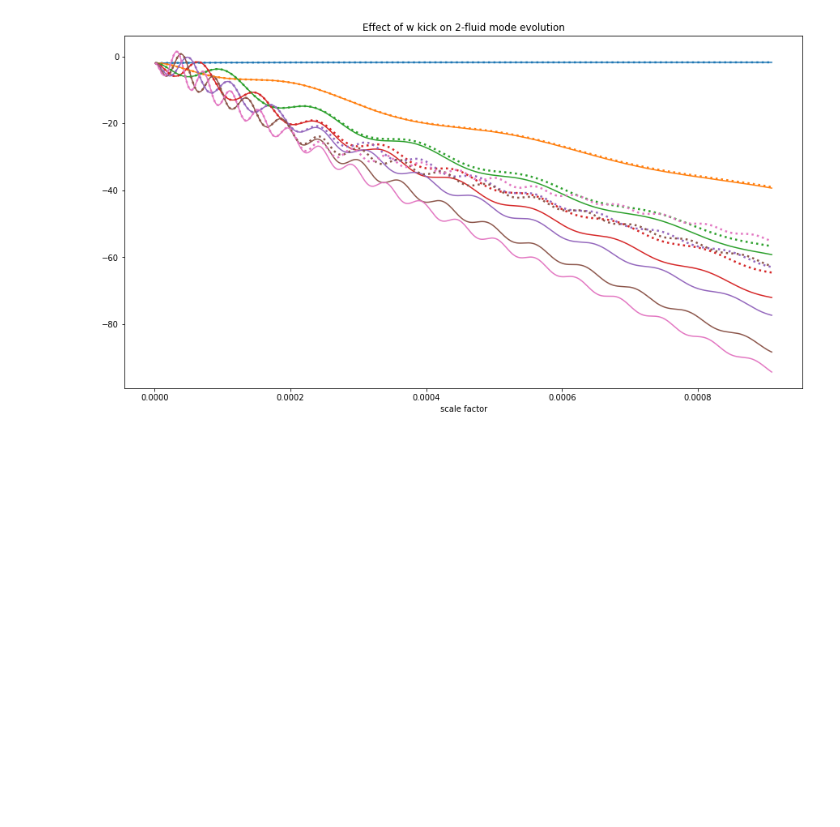
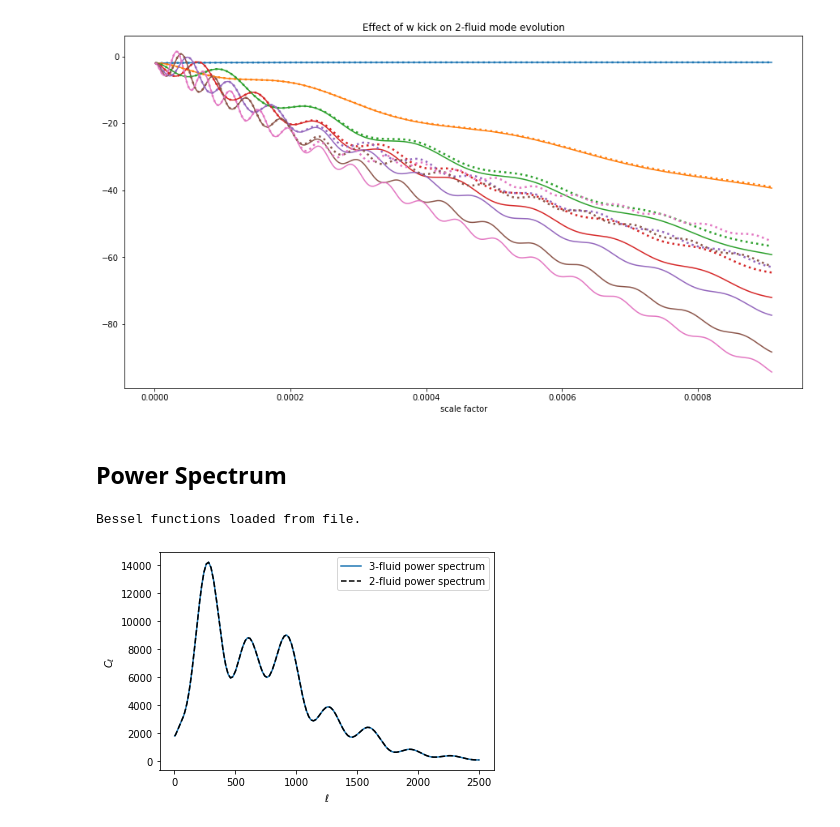
Before and after one commit to aifer4/gdm_pca, a Jupyter notebook: examples.ipynb, the cells around one changed output. Saved outputs shown, nothing was run; the diff lists cells and outputs as text; code cells hidden in the pictures; blank space fills up the shorter version.

Commit message:
added power spectra to examples notebook

```diff
--- a/examples.ipynb
+++ b/examples.ipynb
@@ -237,3 +223,41 @@ plt.xlabel('scale factor')
 plt.show()
 # %% [output]
 [figure]
+# %% [markdown]
+## Power Spectrum
+# %%
+# numerical parameters
+
+L_MAX = 2500  # highest l value for power spectrum
+L = np.array([i for i in range(2, 50, 1)]+[i for i in range(50, 200, 5)] +
+                  [i for i in range(200, L_MAX, 20)])
+L_eval = np.arange(2, L_MAX+1) # list of l values where cmb is interpolated
+NL = len(L)
+
+NX = 10000 # number of points at which to evaluate bessel functions.
+xmin = 0.01 # min and max values for x = k*tau
+xmax = 3000
+X = np.linspace(xmin, xmax, NX)
+
+# physical parameters
+As = np.exp(3.064)/1.e10 # scalar perturbation amplitude
+TCMB0 = 2.72548 * 1.e6 # CMB temp (microK)
+# %%
+"""Compare power spectra from 3-fluid and 2-fluid"""
+# get bessel function and derivative
+JLX, DJLX = spectra.get_bessels(L, X)
+
+params_F = [wC, cs2C, wN, cs2N, OmegaB0, OmegaC0, OmegaG0, OmegaN0, As, TCMB0, h]
+Cl = spectra.get_Cl_3fld(L, L_eval, X, JLX, DJLX, A, K, *params_F)
+Cl2 = spectra.get_Cl_2fld(L, L_eval, X, JLX, DJLX, A[::2], K, wD, cs2D,
+                                     deltaD[0], vD[0], OmegaB0, OmegaC0, OmegaG0, OmegaN0,
+                                     As, TCMB0, h)
+plt.plot(L_eval,Cl)
+plt.plot(L_eval,Cl2, linestyle='--',color='black')
+plt.legend(['3-fluid power spectrum', '2-fluid power spectrum'])
+plt.xlabel('$\ell$')
+plt.ylabel('$C_\ell$')
+plt.show()
+# %% [output]
+Bessel functions loaded from file.
+[figure, added]
```
Also changed, not shown: parts of 2 cells of this notebook, 3 other files.
